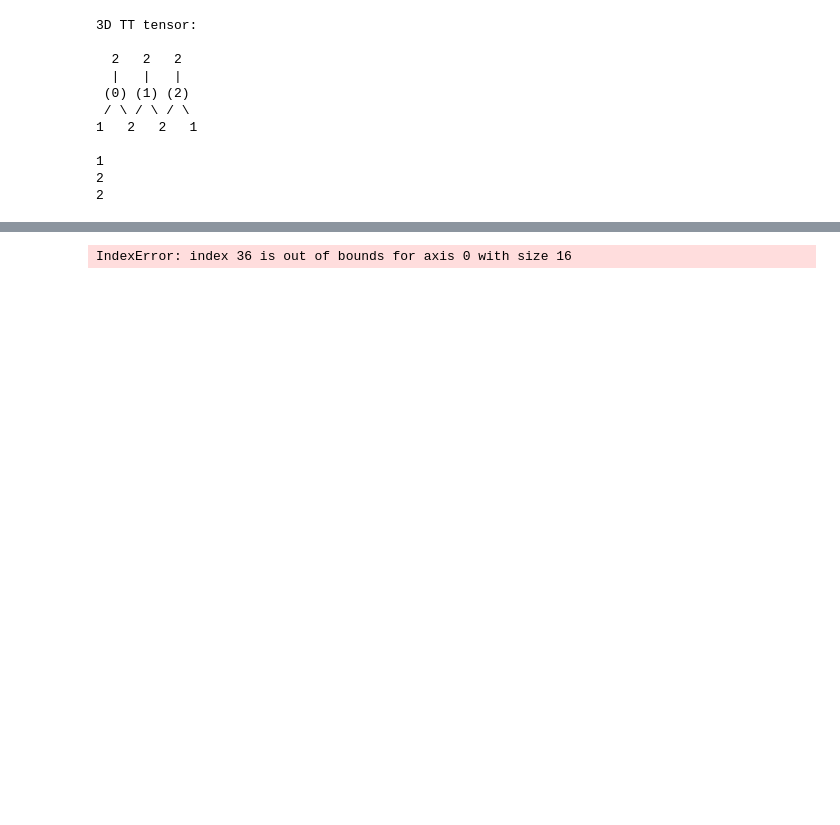
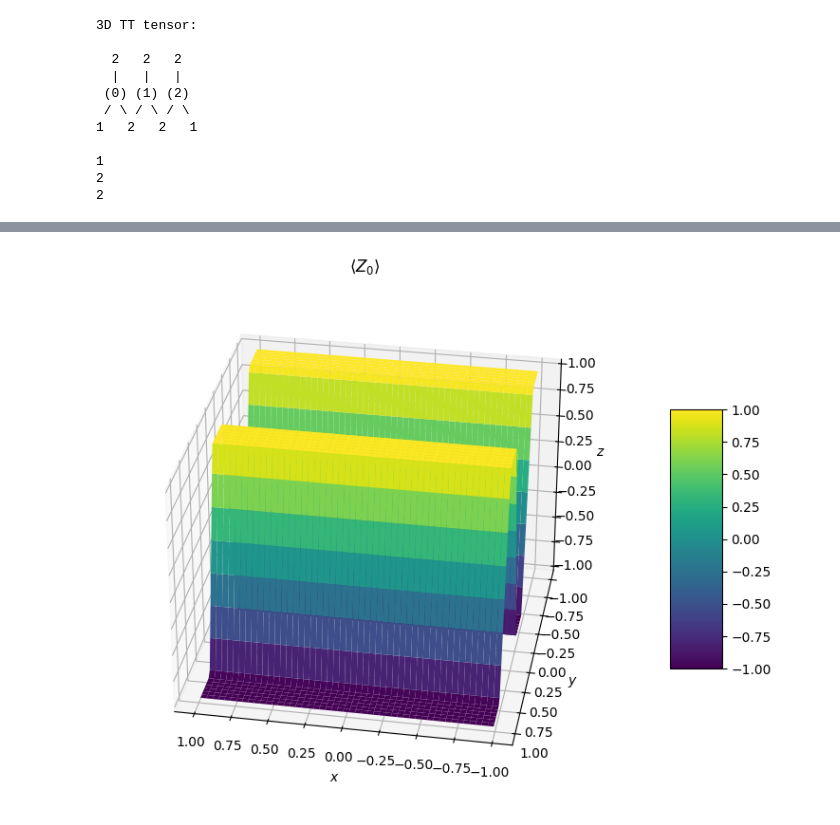
Before and after one commit to MazenAli/QuLearn, a Jupyter notebook: scratch/scratch5.ipynb, the cells around one changed output, grey strips where cells are left out. Drawn from its saved outputs; the diff is of its cells as text; code cells hidden in the pictures; blank space fills up the shorter version.

```diff
--- a/scratch/scratch5.ipynb
+++ b/scratch/scratch5.ipynb
@@ -486,49 +427,0 @@ plt.show()
-# %%
-import torch
-import matplotlib.pyplot as plt
-import pennylane as qml
-
-num_pnts = 100
-
-# Generate a grid of x and y values
-x = torch.linspace(-1.0, 1.0, num_pnts)
-y = torch.linspace(-1.0, 1.0, num_pnts)
-X, Y = torch.meshgrid(x, y)
-Z = torch.empty(num_pnts, num_pnts)
-
-# Evaluate the circuit at each point in the grid and extract the j-th component
-idx = 36
-for i in range(num_pnts):
-    for k in range(num_pnts):
-        xy = torch.tensor([X[i, k], Y[i, k]], dtype=torch.float32)
-        out = circuit(xy)[idx]
-        Z[i, k] = torch.tensor(out)
-
-# Convert tensors to numpy arrays for plotting
-X = X.numpy()
-Y = Y.numpy()
-Z = Z.numpy()
-
-# Create a 3D surface plot
-fig = plt.figure(figsize=(10, 6))
-ax = fig.add_subplot(111, projection='3d')
-surf = ax.plot_surface(X, Y, Z, cmap='viridis')
-
-# Add labels and title
-ax.set_xlabel('$x$')
-ax.set_ylabel('$y$')
-ax.set_zlabel(f'$z_{j}$')
-ax.set_title(f"$\langle Z_0\\rangle$ (component {j})")
-
-ax.view_init(elev=30, azim=0)
-
-# Add a color bar which maps values to colors
-fig.colorbar(surf, ax=ax, shrink=0.5, aspect=5)
-
-# Save the figure
-plt.tight_layout()
-
-# Show the plot
-plt.show()
-# %% [output]
-IndexError: index 36 is out of bounds for axis 0 with size 16
@@ -553,38 +435,41 @@ import numpy as np
 num_pnts = 50
 
 # Generate a grid of x and y values
-x = torch.linspace(-1.0, 1.0, num_pnts)
-y = torch.linspace(-1.0, 1.0, num_pnts)
+x = torch.linspace(-0.99, 0.99, num_pnts)
+y = torch.linspace(-0.99, 0.99, num_pnts)
 X, Y = torch.meshgrid(x, y)
 Z = torch.empty(num_pnts, num_pnts)
 
 # Evaluate the model at each point in the grid
 for i in range(num_pnts):
     for j in range(num_pnts):
         xy = torch.tensor([[X[i, j], Y[i, j]]])
         Z[i, j] = model(xy).item()
 
 # Convert tensors to numpy arrays for plotting
 X = X.numpy()
 Y = Y.numpy()
 Z = Z.numpy()
 
 # Create a 3D surface plot
 fig = plt.figure(figsize=(10, 6))
 ax = fig.add_subplot(111, projection='3d')
 surf = ax.plot_surface(X, Y, Z, cmap='viridis')
 
 # Add labels and title
 ax.set_xlabel('$x$')
 ax.set_ylabel('$y$')
 ax.set_zlabel('$z$')
 ax.set_title("$\langle Z_0\\rangle$")
 
+ax.view_init(elev=30, azim=100)
 # Add a color bar which maps values to colors
 fig.colorbar(surf, ax=ax, shrink=0.5, aspect=5)
 
 # Save the figure
 plt.tight_layout()
 
 # Show the plot
 plt.show()
+# %% [output]
+[figure, added]
```
Also changed, not shown: parts of 10 cells of this notebook.
